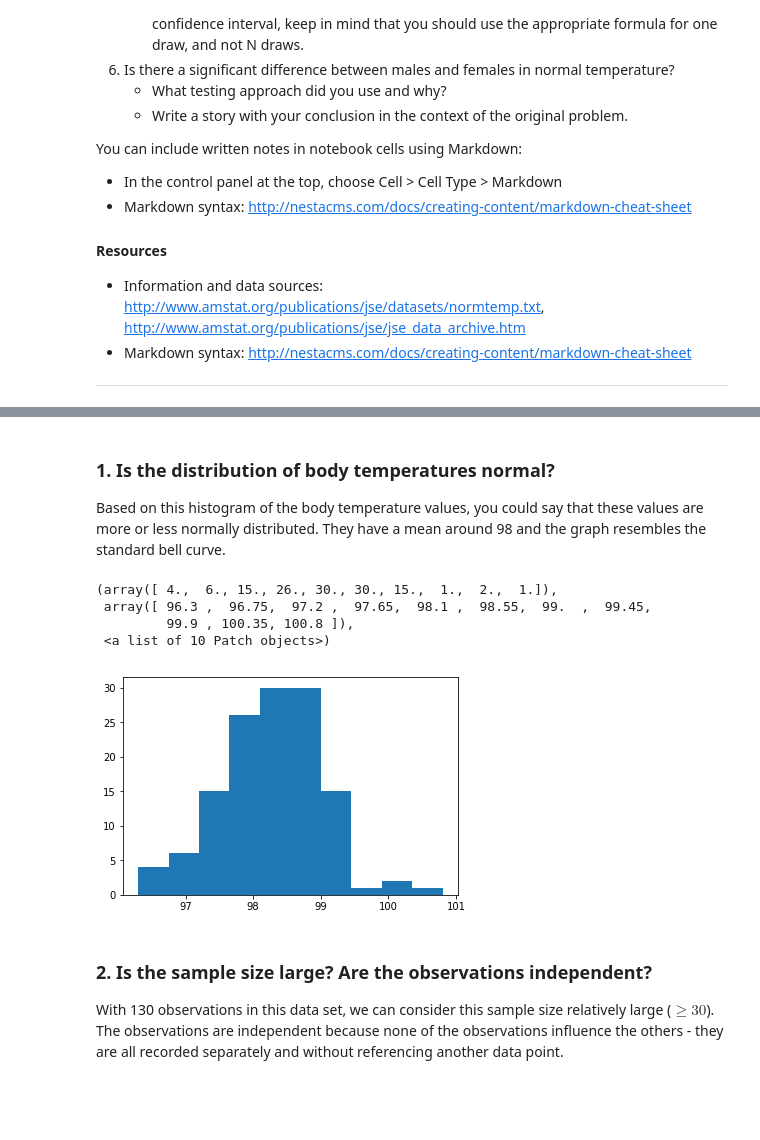
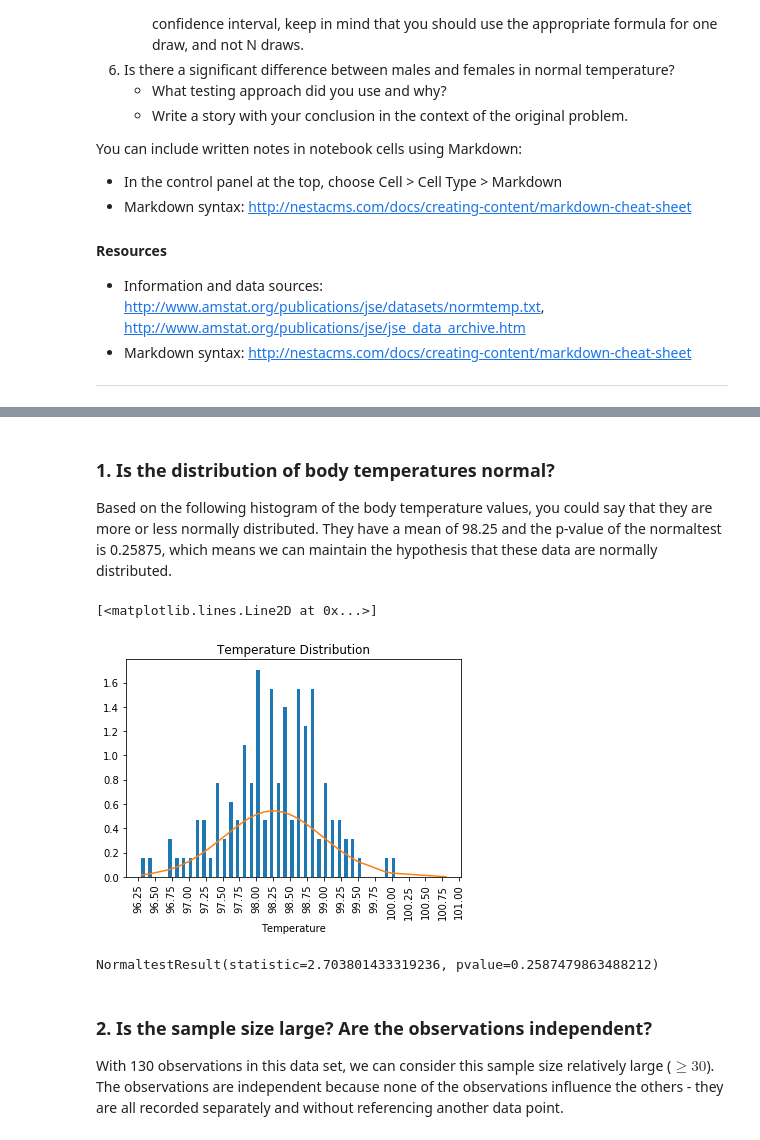
Before and after one commit to vanadgir/Springboard-Data-Science-Career-Track, a Jupyter notebook: 8.2 EDA Projects/VarunNadgir_inferential_statistics_exercise_1.ipynb, the cells around one changed output, grey strips where cells are left out. Drawn from its saved outputs; the diff is of its cells as text; code cells hidden in the pictures; blank space fills up the shorter version.

```diff
--- a/8.2 EDA Projects/VarunNadgir_inferential_statistics_exercise_1.ipynb
+++ b/8.2 EDA Projects/VarunNadgir_inferential_statistics_exercise_1.ipynb
@@ -74,16 +93,39 @@ df.head()
 # %% [markdown]
 ### 1. Is the distribution of body temperatures normal?
 
-Based on this histogram of the body temperature values, you could say that these values are more or less normally distributed. They have a mean around 98 and the graph resembles the standard bell curve.
+Based on the following histogram of the body temperature values, you could say that they are more or less normally distributed. They have a mean of 98.25 and the p-value of the normaltest is 0.25875, which means we can maintain the hypothesis that these data are normally distributed.
-# %%
-# histogram of body temperature
-plt.hist(df['temperature'])
-# %% [output]
-(array([ 4.,  6., 15., 26., 30., 30., 15.,  1.,  2.,  1.]),
- array([ 96.3 ,  96.75,  97.2 ,  97.65,  98.1 ,  98.55,  99.  ,  99.45,
-         99.9 , 100.35, 100.8 ]),
- <a list of 10 Patch objects>)
-[figure, removed]
+# %%
+# prepare data for histogram
+# sort the temps
+ordered_temps = df.temperature.sort_values()
+
+# define bins
+bins = np.arange(ordered_temps.min(), ordered_temps.max(), 0.05)
+
+# get mean and stdev of temps
+mean, stdev = ordered_temps.mean(), ordered_temps.std()
+
+# draw what normal dist looks like with this mean/std
+norm_dist = norm.pdf(ordered_temps, mean, stdev)
+# %%
+# labels
+plt.title('Temperature Distribution')
+plt.xlabel('Temperature')
+# min is 96.3 and max is 100.8, create ticks accordingly
+plt.xticks(np.arange(95.5, 101.5, 0.25), rotation=90)
+
+# create histogram
+plt.hist(ordered_temps, bins, normed=True, stacked=True)
+# overlay normal distribution
+plt.plot(ordered_temps, norm_dist)
+# %% [output]
+[<matplotlib.lines.Line2D at 0x...>]
+[figure, added]
+# %%
+# normal test gives a p-value of 0.25875
+print(scipy.stats.normaltest(ordered_temps))
+# %% [output]
+NormaltestResult(statistic=2.703801433319236, pvalue=0.2587479863488212)
 # %% [markdown]
 ### 2. Is the sample size large? Are the observations independent?
 
```
Also changed, not shown: parts of 24 cells of this notebook.
